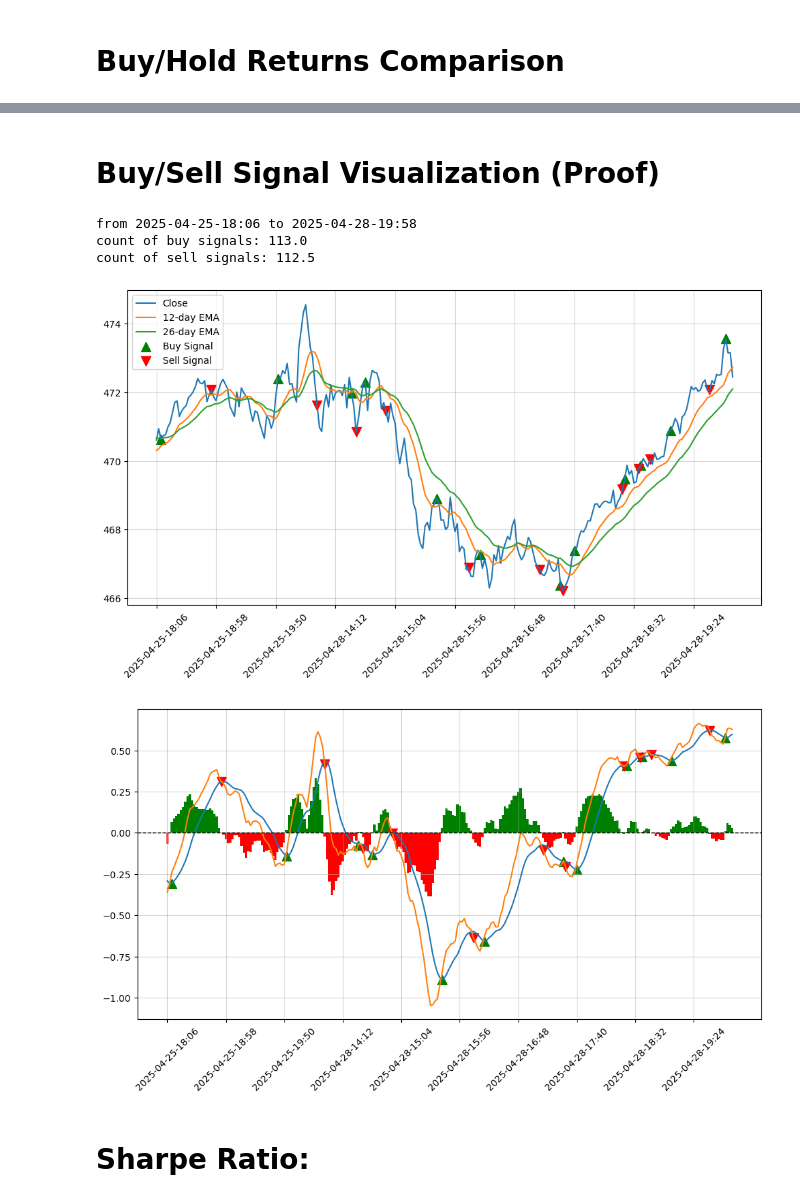
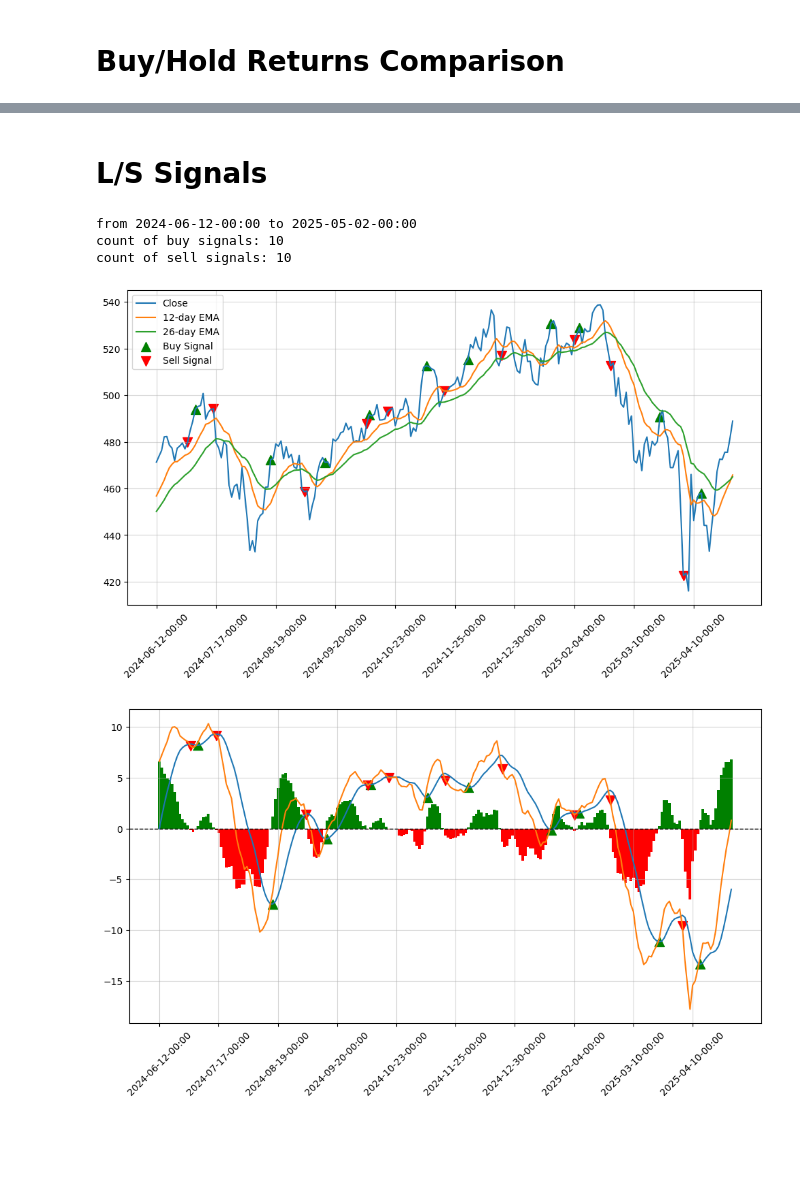
Before and after one commit to FilBillions/MACD_Model, a Jupyter notebook: MACD_Model.ipynb, the cells around one changed output, grey strips where cells are left out. Saved outputs shown, nothing was run; the diff lists cells and outputs as text; code cells hidden in the pictures; blank space fills up the shorter version.

```diff
--- a/MACD_Model.ipynb
+++ b/MACD_Model.ipynb
@@ -11,21 +9,15 @@ Downloading Data:
 # %%
 # YYYY-MM-DD
 # for current day: str(date.today() - timedelta(1))
-end = str(date.today() - timedelta(1))
 # for 60 days ago for smaller timeframes: str(date.today() - timedelta(59))
 # for 730 days ago for smaller timeframes: str(date.today() - timedelta(729))
-start = str(date.today() - timedelta(59))
-
-# model trading days input for crossover visualization in days. standard 1Y is 252 days. Can use multiples of 252 to track years
-model_days = 252
 
 #multi_level_index = False | removes ticker noise in table
-QQQ = (yf.download("QQQ", start, end, interval = "2m", multi_level_index = False))
+test = MACDTable(ticker = "QQQ", start = "2024-05-05", end = str(date.today() - timedelta(1)), interval ="1d")
 # %% [output]
 YF.download() has changed argument auto_adjust default to True
 [*********************100%***********************]  1 of 1 completed
 # %% [markdown]
 # Complete Table Creation
 # %%
-QQQ_macd = MACDTable(QQQ)
-QQQ_macd.gen_table()
+test.run_algo(print_table=False)
@@ -57,12 +38,10 @@ QQQ Cumulative MACD Model Return: 6.75
 # %% [markdown]
-# Buy/Sell Signal Visualization (Proof)
+# L/S Signals
 # %%
-QQQ_macd.gen_macd_visual(model_days)
+test.gen_visual()
 # %% [output]
-from 2025-04-25-18:06 to 2025-04-28-19:58
-count of buy signals: 113.0
-count of sell signals: 112.5
+from 2024-06-12-00:00 to 2025-05-02-00:00
+count of buy signals: 10
+count of sell signals: 10
-[figure, old version]
+[figure, new version]
-[figure, old version]
+[figure, new version]
-# %% [markdown]
-# Sharpe Ratio:
```
Also changed, not shown: parts of 5 cells of this notebook, 3 other files.
